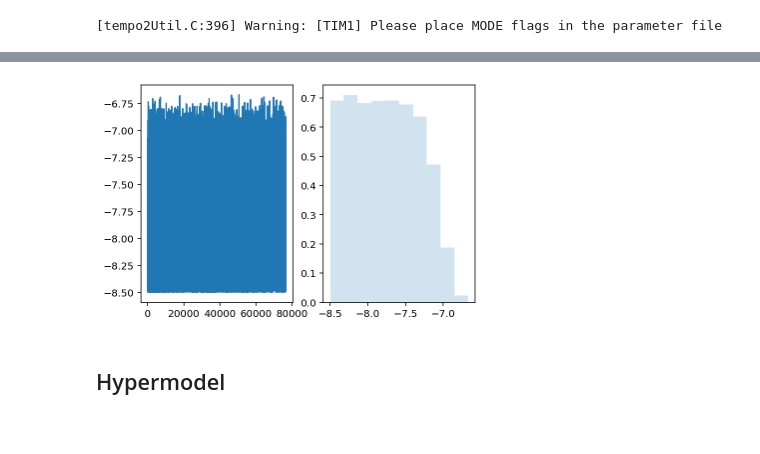
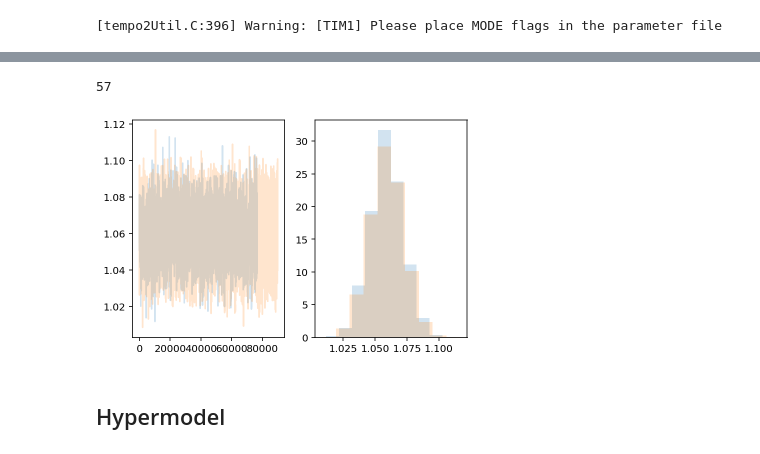
Before and after one commit to stevertaylor/pulsar_timing_gibbsspec, a Jupyter notebook: pta_gibbs_freespec.ipynb, the cells around one changed output, grey strips where cells are left out. Cells and saved outputs as stored; diff of their text form; code cells hidden in the pictures.

Commit message:
refining class to work without white noise sampling

```diff
--- a/pta_gibbs_freespec.ipynb
+++ b/pta_gibbs_freespec.ipynb
@@ -813,13 +918,17 @@ plt.plot(chain_gibbs_1713[100:,17], alpha=0.1);
+# %%
+gibbs.aclength_white
+# %% [output]
+57
 # %%
-idx = 20
+idx = 10
 fig,ax = plt.subplots(nrows=1,ncols=2)
-ax[0].plot(chain_gibbs_1713[10000:,idx]);
+ax[0].plot(chain_gibbs_1713[10000:,idx], alpha=0.2);
 ax[1].hist(chain_gibbs_1713[10000:,idx], alpha=0.2, density=True);
 
-#ax[0].plot(chain_gibbs_1713_old[10000:,idx]);
-#ax[1].hist(chain_gibbs_1713_old[10000:,idx], alpha=0.2, density=True);
+ax[0].plot(chain_hmodel_1713[10000:,idx], alpha=0.2);
+ax[1].hist(chain_hmodel_1713[10000:,idx], alpha=0.2, density=True);
 # %% [output]
-[figure, old version]
+[figure, new version]
 # %% [markdown]
 ## Hypermodel
 # %%
```
Also changed, not shown: parts of 9 cells of this notebook, 1 other file.
